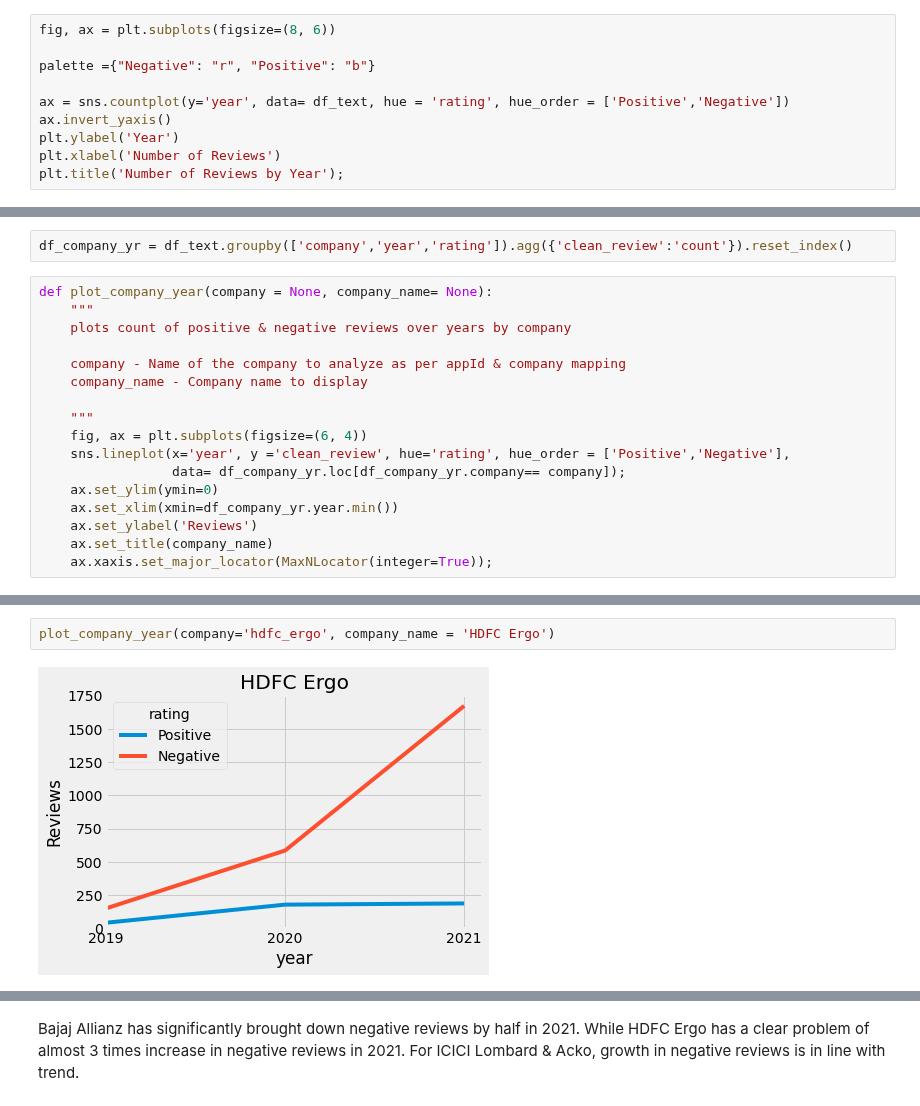
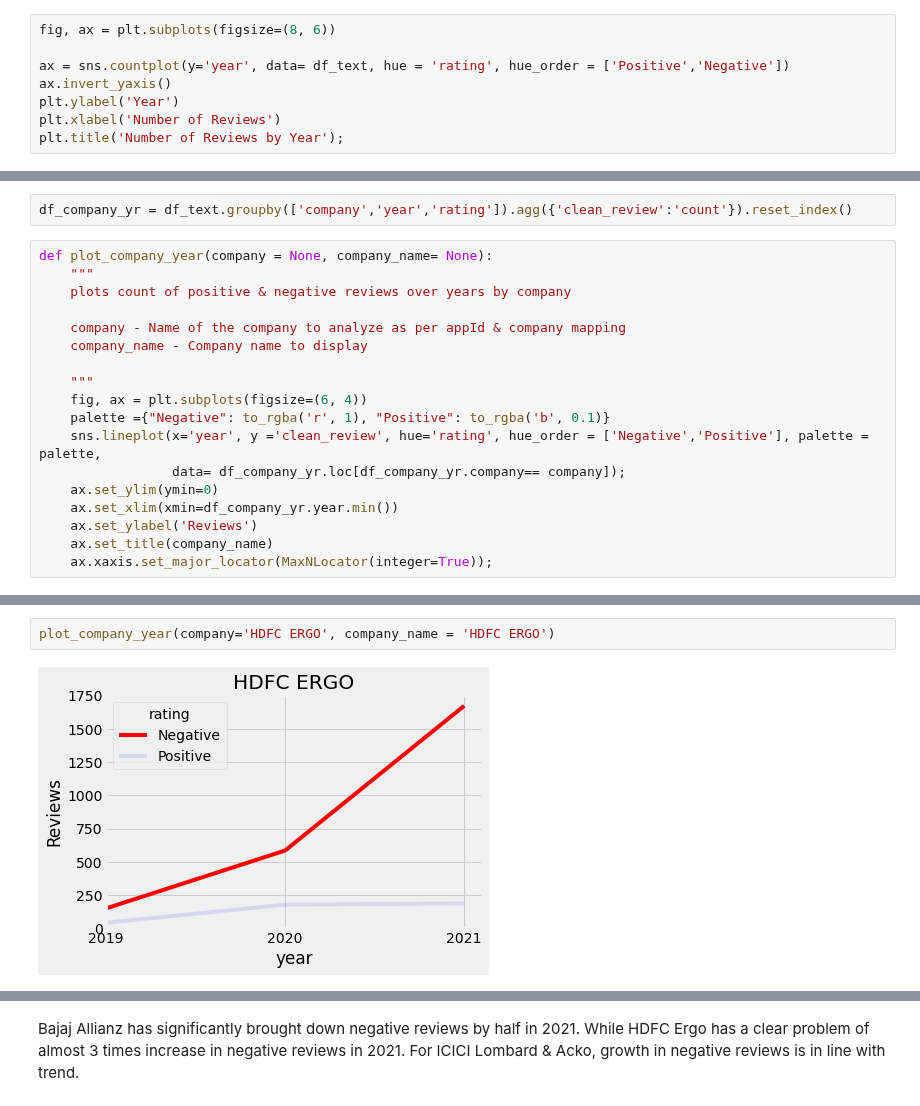
Before and after one commit to rohanML/sentiment_analysis_insurance_app_ratings, a Jupyter notebook: notebooks/02_Exploratory_Data_Analysis.ipynb, the cells around one changed output, grey strips where cells are left out. Saved outputs shown, nothing was run; the diff lists cells and outputs as text.

```diff
--- a/notebooks/02_Exploratory_Data_Analysis.ipynb
+++ b/notebooks/02_Exploratory_Data_Analysis.ipynb
@@ -142,8 +143,6 @@ Positive    2721
 Name: rating, dtype: int64
 # %%
 fig, ax = plt.subplots(figsize=(8, 6))
-
-palette ={"Negative": "r", "Positive": "b"}
 
 ax = sns.countplot(y='year', data= df_text, hue = 'rating', hue_order = ['Positive','Negative'])
 ax.invert_yaxis()
@@ -166,7 +165,8 @@ def plot_company_year(company = None, company_name= None):
 
     """
     fig, ax = plt.subplots(figsize=(6, 4))
-    sns.lineplot(x='year', y ='clean_review', hue='rating', hue_order = ['Positive','Negative'],
+    palette ={"Negative": to_rgba('r', 1), "Positive": to_rgba('b', 0.1)}
+    sns.lineplot(x='year', y ='clean_review', hue='rating', hue_order = ['Negative','Positive'], palette = palette,
                  data= df_company_yr.loc[df_company_yr.company== company]);
     ax.set_ylim(ymin=0)
     ax.set_xlim(xmin=df_company_yr.year.min())
@@ -184,5 +184,5 @@ plot_company_year(company='bajaj_allianz', company_name='Bajaj Allianz')
 # %%
-plot_company_year(company='hdfc_ergo', company_name = 'HDFC Ergo')
+plot_company_year(company='HDFC ERGO', company_name = 'HDFC ERGO')
 # %% [output]
-[figure, old version]
+[figure, new version]
 # %%
```
Also changed, not shown: parts of 17 cells of this notebook, 3 other files.
